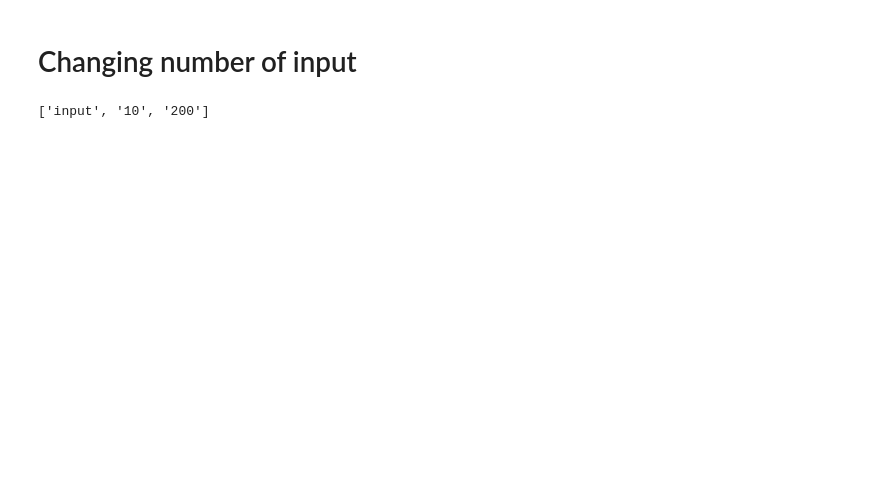
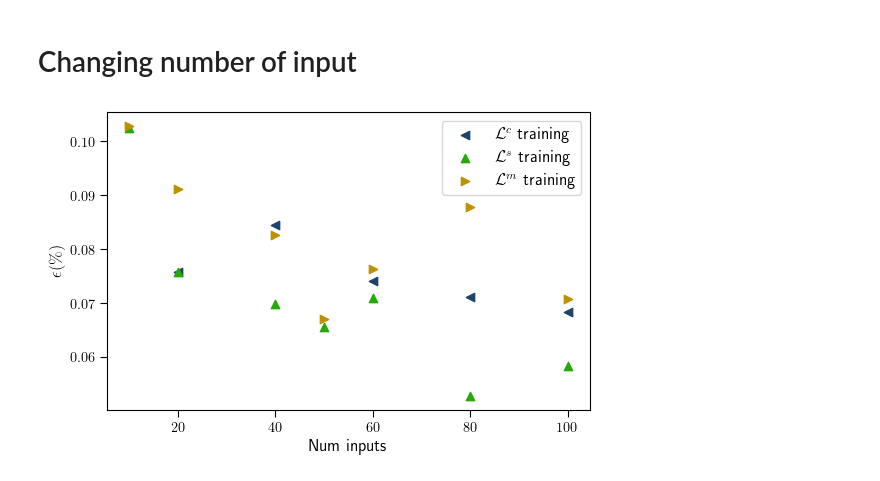
Before and after one commit to MagriLab/FlowReconstructionFromExperiment, a Jupyter notebook: figures_for_paper/2dkol_grid_sensitivity.ipynb, the cells around one changed output. Saved outputs shown, nothing was run; the diff lists cells and outputs as text; code cells hidden in the pictures; blank space fills up the shorter version.

Commit message:
added grid sensiticity plot

```diff
--- a/figures_for_paper/2dkol_grid_sensitivity.ipynb
+++ b/figures_for_paper/2dkol_grid_sensitivity.ipynb
@@ -5,7 +5,7 @@ import h5py
 import yaml
 import numpy as np
 import matplotlib.pyplot as plt
-plt.style.use('../flowrec/utils/a4.mplsyle')
+plt.style.use('../flowrec/utils/a4.mplstyle')
 
 from pathlib import Path
 from mpl_toolkits.axes_grid1 import ImageGrid
@@ -29,7 +29,7 @@ def is_experiment_sensors(name):
 # %%
 def get_results_inputs(folder):
     d = Path(results_dir,folder)
-    with h5py.File(d,'summary.h5') as hf:
+    with h5py.File(Path(d,'summary.h5')) as hf:
         names = np.array(hf.get('runs_name')).astype('unicode')
         l_train = np.array(hf.get('runs_loss_train'))
         # l_val = np.array(hf.get('runs_loss_val'))
@@ -41,27 +41,36 @@ def get_results_inputs(folder):
         if is_experiment_input(names[i]):
             name_split = names[i].split('-')
             num_input.append(int(name_split[-2]))
-            loss_total = np.sum(l_train[i,1:])
-            loss_rel = l_train[i,0]
+            loss_total.append(np.sum(l_train[i,1:]))
+            loss_rel.append(l_train[i,0])
 
-    return np.array(num_input), np.array(loss_total), np.array(loss_rel)
+    num_input = np.array(num_input)
+    loss_total = np.array(loss_total)
+    loss_rel = np.array(loss_rel)
+
+    _sort_idx = np.argsort(num_input)
+    num_input = num_input[_sort_idx]
+    loss_total = loss_total[_sort_idx]
+    loss_rel = loss_rel[_sort_idx]
+
+    return num_input, loss_total, loss_rel
-# %% [output]
-['input', '10', '200']
 # %%
 num_input_classic, loss_total_classic, loss_classic = get_results_inputs('classic')
-num_input_3, loss_total_3, loss_3 = get_results_inputs('3')
+num_input_3, loss_total_3, loss_3 = get_results_inputs('loss3')
 num_input_mean3, loss_total_mean3, loss_mean3 = get_results_inputs('mean3')
 # %%
 # plot relative loss
 plt.figure(figsize=(5.5,3.5))
 ax = plt.subplot(111)
 
-ax.scatter(num_input_classic, loss_classic, label='$\mathcal{L}^c$ training',marker='x', c=my_discrete_cmap(0))
-ax.scatter(num_input_3, loss_3, label='$\mathcal{L}^s$ training',marker='x', c=my_discrete_cmap(2))
-ax.scatter(num_input_mean3, loss_mean3, label='$\mathcal{L}^m$ training',marker='x', c=my_discrete_cmap(2))
+ax.scatter(num_input_classic, loss_classic, label='$\mathcal{L}^c$ training',marker='<', color=my_discrete_cmap(0))
+ax.scatter(num_input_3, loss_3, label='$\mathcal{L}^s$ training',marker='^', color=my_discrete_cmap(1))
+ax.scatter(num_input_mean3, loss_mean3, label='$\mathcal{L}^m$ training',marker='>', color=my_discrete_cmap(2))
 ax.legend()
 ax.set(ylabel='$\epsilon (\%)$', xlabel='Num inputs')
 plt.show()
+# %% [output]
+[figure, added]
 # %%
 # plot total loss (unweighted)
 plt.figure(figsize=(5.5,3.5))
```
Also changed, not shown: parts of 1 cell of this notebook, 1 other file.
